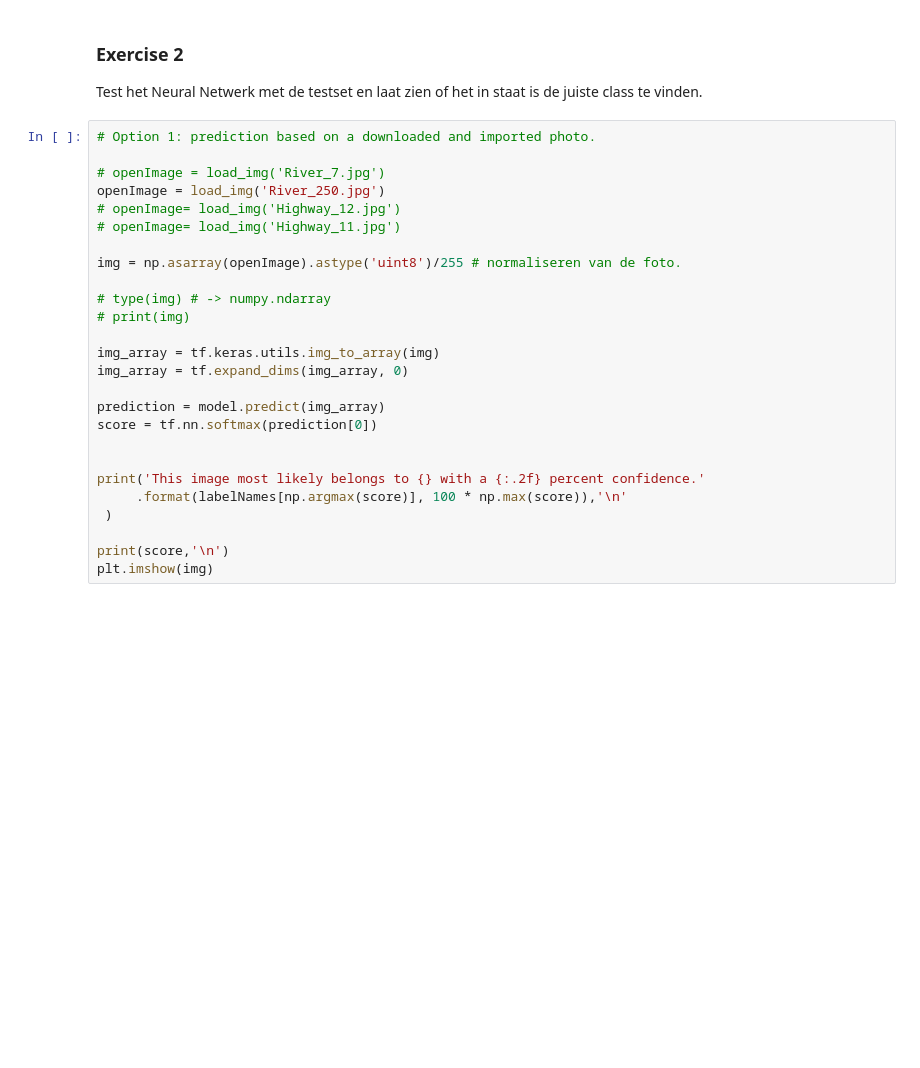
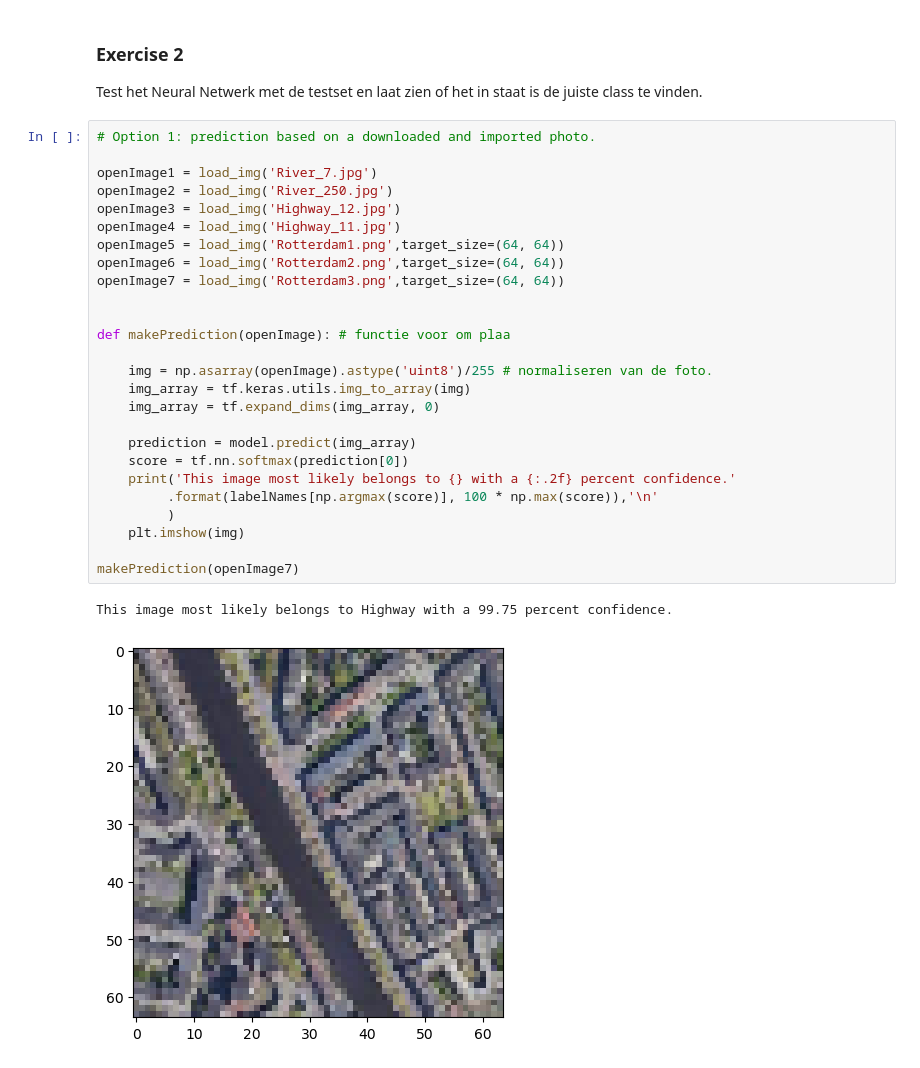
Before and after one commit to boyfrank5/MakeAIWork2, a Jupyter notebook: opdrachten/practica/week07/image_recognition/notebook/opdracht1_NN.ipynb, the cells around one changed output. Saved outputs shown, nothing was run; the diff lists cells and outputs as text; blank space fills up the shorter version.

```diff
--- a/opdrachten/practica/week07/image_recognition/notebook/opdracht1_NN.ipynb
+++ b/opdrachten/practica/week07/image_recognition/notebook/opdracht1_NN.ipynb
@@ -200,27 +200,30 @@ plt.show()
 # %%
 # Option 1: prediction based on a downloaded and imported photo.
 
-# openImage = load_img('River_7.jpg')
-openImage = load_img('River_250.jpg')
-# openImage= load_img('Highway_12.jpg')
-# openImage= load_img('Highway_11.jpg')
-
-img = np.asarray(openImage).astype('uint8')/255 # normaliseren van de foto.
-
-# type(img) # -> numpy.ndarray
-# print(img)
-
-img_array = tf.keras.utils.img_to_array(img)
-img_array = tf.expand_dims(img_array, 0)
-
-prediction = model.predict(img_array)
-score = tf.nn.softmax(prediction[0])
+openImage1 = load_img('River_7.jpg')
+openImage2 = load_img('River_250.jpg')
+openImage3 = load_img('Highway_12.jpg')
+openImage4 = load_img('Highway_11.jpg')
+openImage5 = load_img('Rotterdam1.png',target_size=(64, 64))
+openImage6 = load_img('Rotterdam2.png',target_size=(64, 64))
+openImage7 = load_img('Rotterdam3.png',target_size=(64, 64))
 
 
-print('This image most likely belongs to {} with a {:.2f} percent confidence.'
-     .format(labelNames[np.argmax(score)], 100 * np.max(score)),'\n'
- )
+def makePrediction(openImage): # functie voor om plaa
 
-print(score,'\n')
-plt.imshow(img)
+    img = np.asarray(openImage).astype('uint8')/255 # normaliseren van de foto.
+    img_array = tf.keras.utils.img_to_array(img)
+    img_array = tf.expand_dims(img_array, 0)
+
+    prediction = model.predict(img_array)
+    score = tf.nn.softmax(prediction[0])
+    print('This image most likely belongs to {} with a {:.2f} percent confidence.'
+         .format(labelNames[np.argmax(score)], 100 * np.max(score)),'\n'
+         )
+    plt.imshow(img)
+
+makePrediction(openImage7)
+# %% [output]
+This image most likely belongs to Highway with a 99.75 percent confidence.
+[figure, added]
 # %%
```
Also changed, not shown: parts of 2 cells of this notebook, 7 other files.
